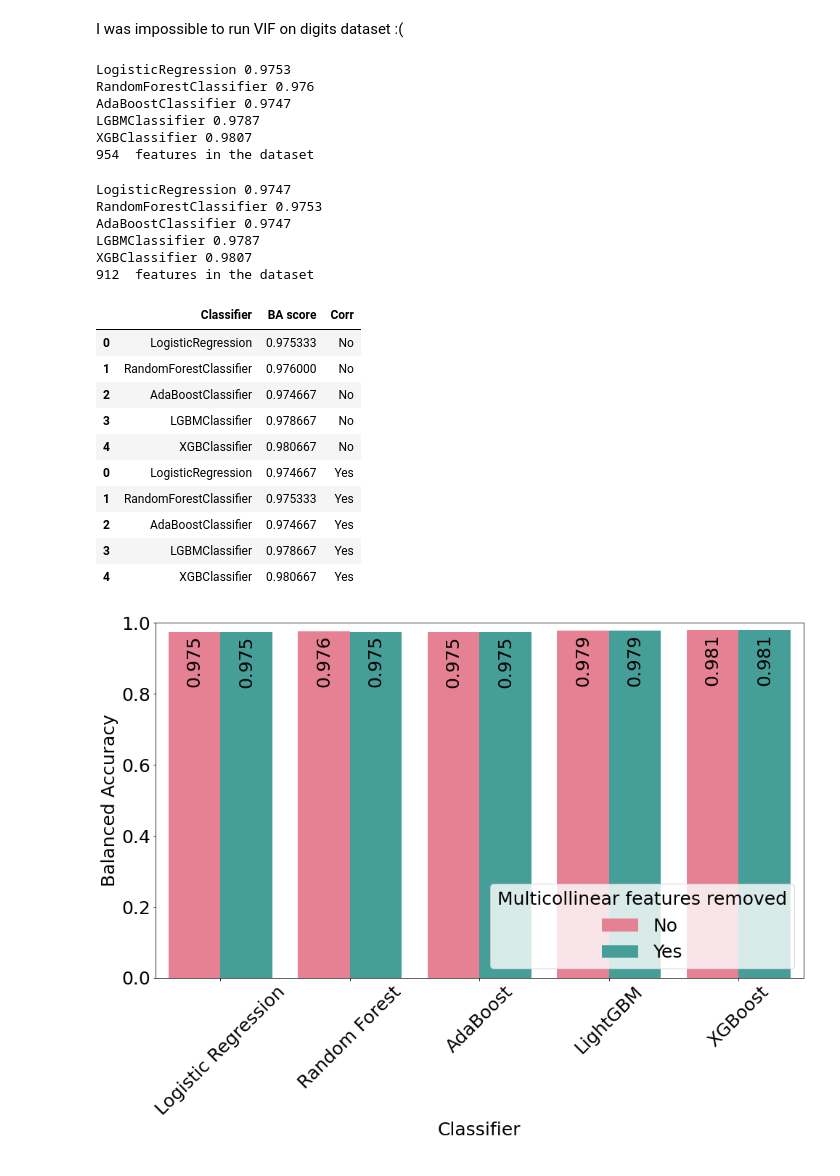
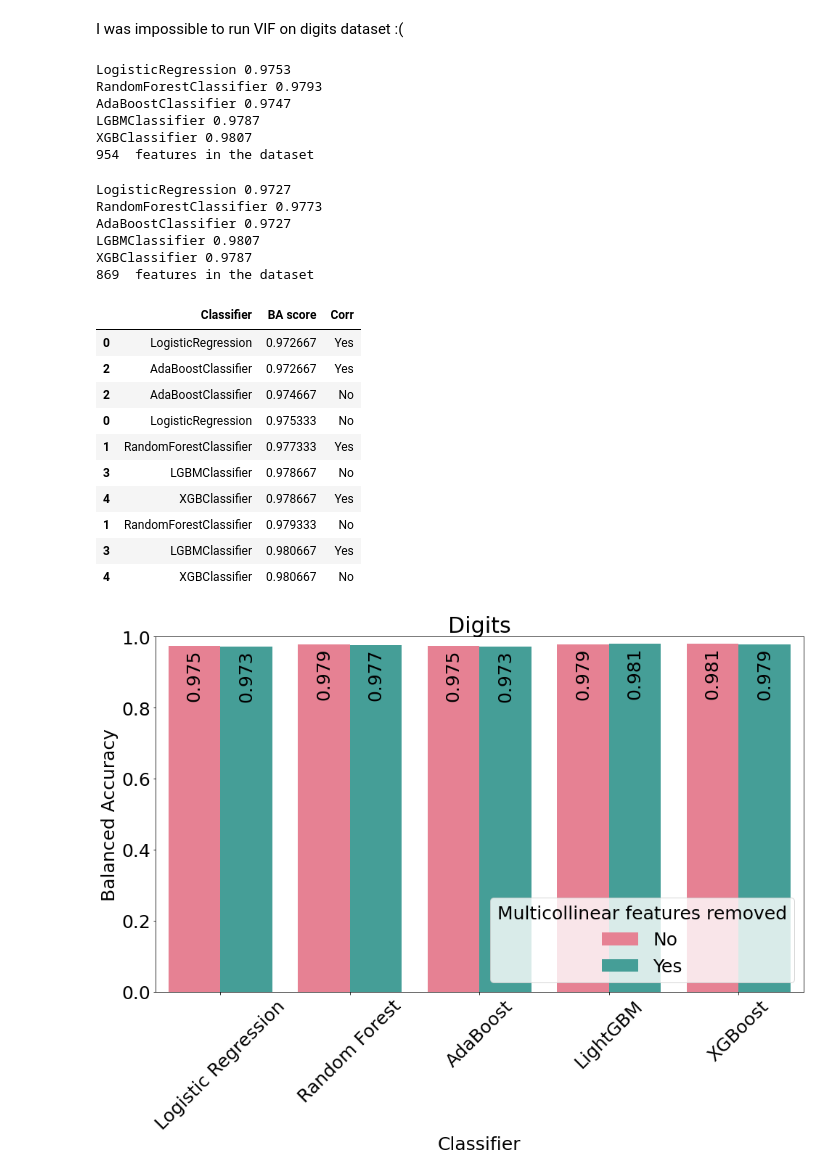
Before and after one commit to pawel99k/AML2022, a Jupyter notebook: Project2/Python_scripts/Boruta-digits.ipynb, the cells around one changed output. Drawn from its saved outputs; the diff is of its cells as text; code cells hidden in the pictures.

```diff
--- a/Project2/Python_scripts/Boruta-digits.ipynb
+++ b/Project2/Python_scripts/Boruta-digits.ipynb
@@ -110,9 +110,9 @@ models_res.groupby(columns='Classifier').mean()
 ### Having run Boruta x times we will select only those variables which have been selected at least 95% of the time
 remember to specify x_times! according to the number of tests you've made
 # %%
-x_times=5
 boruta_all_results=pd.read_csv('../data/boruta/digits-features.csv',header=None,sep="\n")
 boruta_all_results=boruta_all_results.iloc[:,0].str.split(',', expand=True)
+x_times=boruta_all_results.shape[0]
 boruta_all_array=np.array(list(filter(None, np.array(boruta_all_results).flatten()))).astype(np.int64)
 unique, counts=np.unique(np.array(boruta_all_array).flatten(),return_counts=True)
 columns_boruta= unique[counts>=x_times*0.95]
@@ -161,13 +161,13 @@ res_boruta_no_corr=eval_models.get_models_ba(X_dig_train_scaled_boruta_multiple,
 res_boruta_no_corr['Corr']="No"
 # %% [output]
 LogisticRegression 0.9753
-RandomForestClassifier 0.976
+RandomForestClassifier 0.9793
 AdaBoostClassifier 0.9747
 LGBMClassifier 0.9787
 XGBClassifier 0.9807
 954  features in the dataset
 # %%
-X_dig_train_scaled_boruta_multiple_corr=eval_models.delete_corr(X_dig_train_scaled_boruta_multiple)
+X_dig_train_scaled_boruta_multiple_corr=eval_models.delete_corr(X_dig_train_scaled_boruta_multiple,thresh=0.9)
 # %%
 res_boruta_yes_corr=eval_models.get_models_ba(X_dig_train_scaled_boruta_multiple_corr,
                               X_dig_test_scaled,
@@ -176,42 +176,42 @@ res_boruta_yes_corr=eval_models.get_models_ba(X_dig_train_scaled_boruta_multiple
                           n_estimators=250)
 res_boruta_yes_corr['Corr']="Yes"
 # %% [output]
-LogisticRegression 0.9747
-RandomForestClassifier 0.9753
-AdaBoostClassifier 0.9747
-LGBMClassifier 0.9787
-XGBClassifier 0.9807
-912  features in the dataset
+LogisticRegression 0.9727
+RandomForestClassifier 0.9773
+AdaBoostClassifier 0.9727
+LGBMClassifier 0.9807
+XGBClassifier 0.9787
+869  features in the dataset
 # %%
 res_boruta_all=pd.concat([res_boruta_no_corr,res_boruta_yes_corr])
-res_boruta_all
+res_boruta_all.sort_values(by='BA score')
 # %% [output]
 |  | Classifier | BA score | Corr |
+| 0 | LogisticRegression | 0.972667 | Yes |
+| 2 | AdaBoostClassifier | 0.972667 | Yes |
+| 2 | AdaBoostClassifier | 0.974667 | No |
 | 0 | LogisticRegression | 0.975333 | No |
-| 1 | RandomForestClassifier | 0.976000 | No |
-| 2 | AdaBoostClassifier | 0.974667 | No |
+| 1 | RandomForestClassifier | 0.977333 | Yes |
 | 3 | LGBMClassifier | 0.978667 | No |
+| 4 | XGBClassifier | 0.978667 | Yes |
+| 1 | RandomForestClassifier | 0.979333 | No |
+| 3 | LGBMClassifier | 0.980667 | Yes |
 | 4 | XGBClassifier | 0.980667 | No |
-| 0 | LogisticRegression | 0.974667 | Yes |
-| 1 | RandomForestClassifier | 0.975333 | Yes |
-| 2 | AdaBoostClassifier | 0.974667 | Yes |
-| 3 | LGBMClassifier | 0.978667 | Yes |
-| 4 | XGBClassifier | 0.980667 | Yes |
 # %%
 res_boruta_all.replace(to_replace=['LogisticRegression','RandomForestClassifier','AdaBoostClassifier','LGBMClassifier','XGBClassifier'],value=['Logistic Regression','Random Forest','AdaBoost','LightGBM','XGBoost'],inplace=True)
 # %%
 bars = sns.barplot(x='Classifier', y='BA score', hue='Corr', data=res_boruta_all,palette=sns.color_palette("husl", 2))
 for bar in bars.patches:
     bars.annotate(format(bar.get_height(), '.3f'),
                    (bar.get_x() + bar.get_width() / 2,
                     bar.get_height()-0.1), ha='center', va='center', xytext=(0, 8), rotation=90,
                    textcoords='offset points')
 plt.ylim(0, 1)
 plt.legend(loc=4, title='Multicollinear features removed')
 plt.xlabel('Classifier')
 plt.ylabel('Balanced Accuracy')
-#plt.title('Digits\nClassifiers performance after Boruta feature selection')
+plt.title('Digits')#\nClassifiers performance after Boruta feature selection')
 plt.xticks(rotation=45)
 plt.show()
 # %% [output]
-[figure, old version]
+[figure, new version]
```
Also changed, not shown: parts of 1 cell of this notebook, 8 other files.
